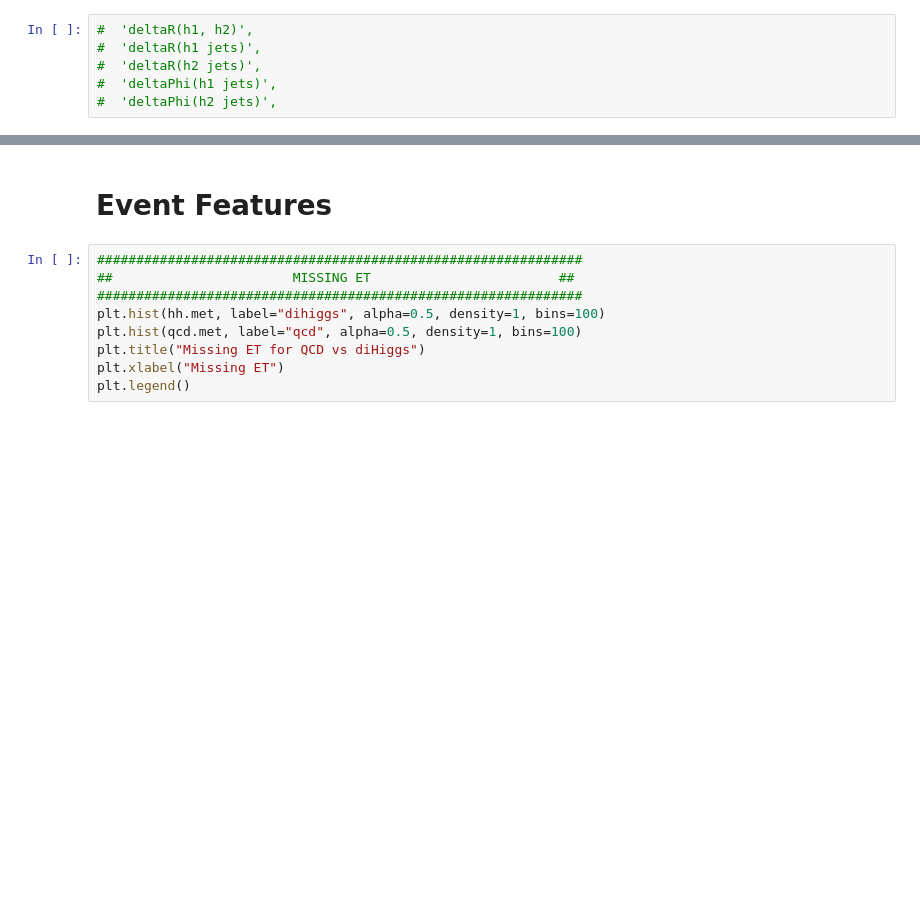
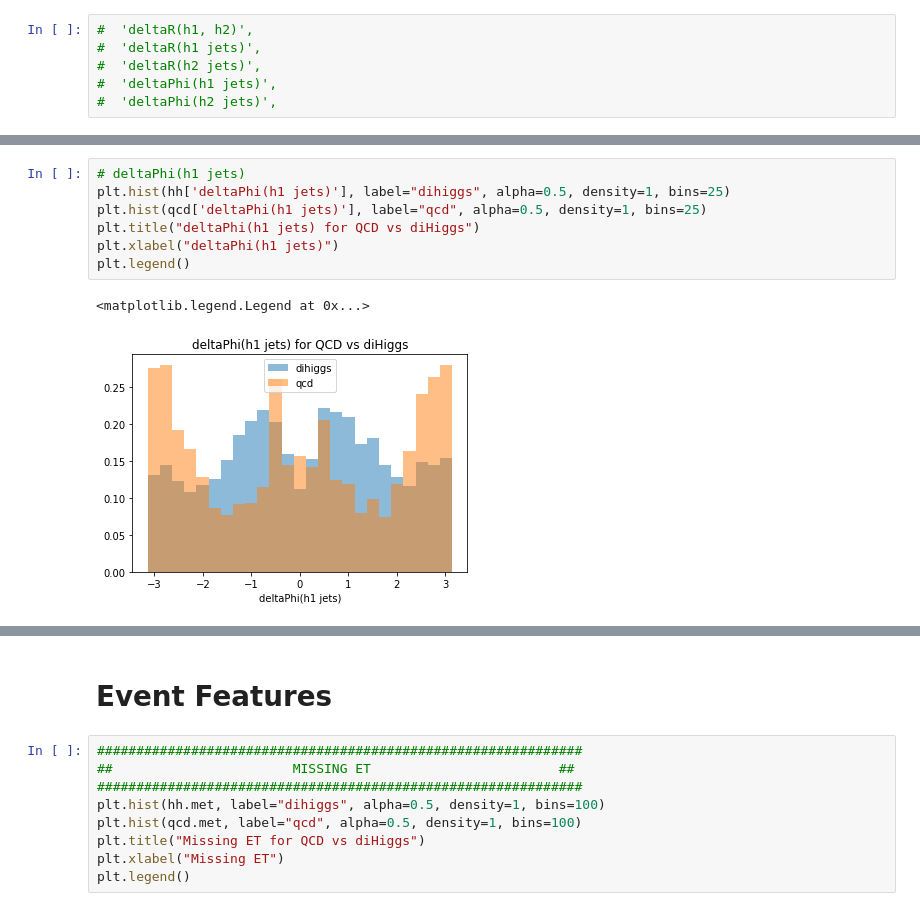
Before and after one commit to neu-physics/dihiggsMLProject, a Jupyter notebook: higgsReconstruction/EventPlotting/plotting.ipynb, the cells around one changed output, grey strips where cells are left out. Saved outputs shown, nothing was run; the diff lists cells and outputs as text; blank space fills up the shorter version.

```diff
--- a/higgsReconstruction/EventPlotting/plotting.ipynb
+++ b/higgsReconstruction/EventPlotting/plotting.ipynb
@@ -271,0 +300,10 @@ AttributeError: 'DataFrame' object has no attribute 'deltaR'
+# %%
+# deltaPhi(h1 jets)
+plt.hist(hh['deltaPhi(h1 jets)'], label="dihiggs", alpha=0.5, density=1, bins=25)
+plt.hist(qcd['deltaPhi(h1 jets)'], label="qcd", alpha=0.5, density=1, bins=25)
+plt.title("deltaPhi(h1 jets) for QCD vs diHiggs")
+plt.xlabel("deltaPhi(h1 jets)")
+plt.legend()
+# %% [output]
+<matplotlib.legend.Legend at 0x...>
+[figure, added]
```
Also changed, not shown: parts of 7 cells of this notebook.
